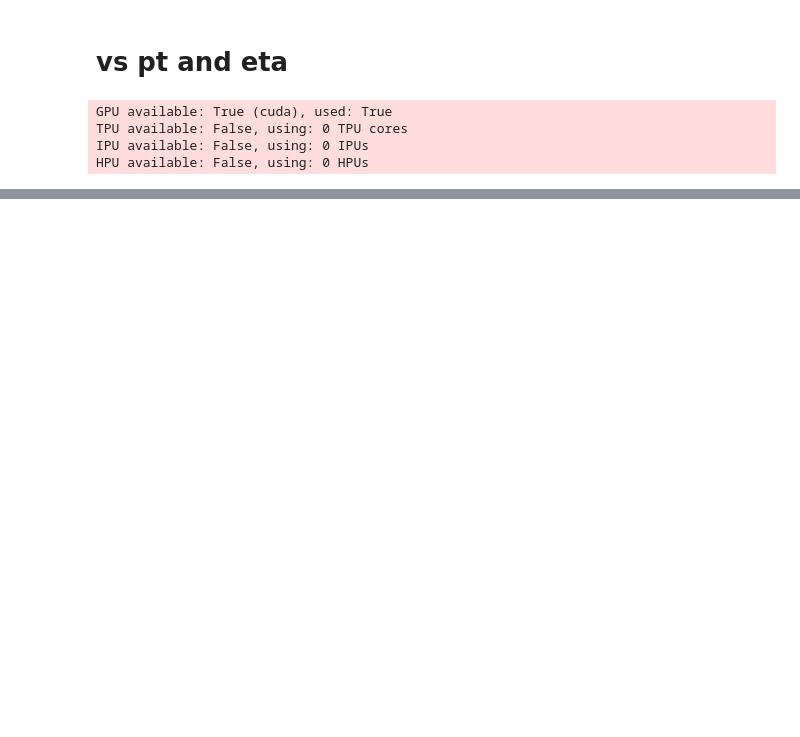
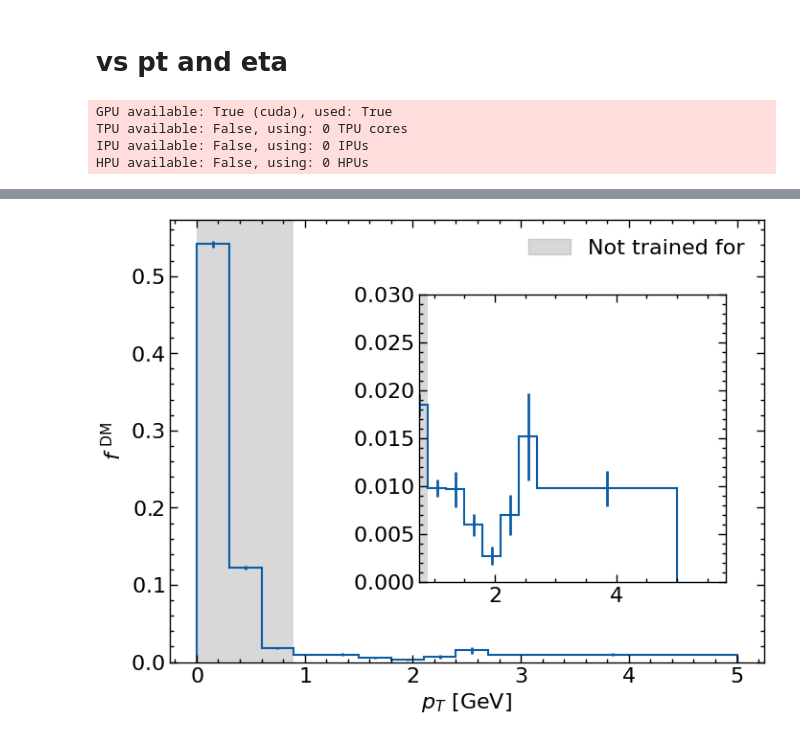
Before and after one commit to gnn-tracking/paper-plots, a Jupyter notebook: notebooks/030_performance.ipynb, the cells around one changed output, grey strips where cells are left out. Saved outputs shown, nothing was run; the diff lists cells and outputs as text; code cells hidden in the pictures; blank space fills up the shorter version.

```diff
--- a/notebooks/030_performance.ipynb
+++ b/notebooks/030_performance.ipynb
@@ -181,3 +196,11 @@ c_dfs = lmodel.cluster_scanner.c_dfs
+# %%
+with Path("~/paperresults/details.pkl").expanduser().open("wb") as f:
+    pickle.dump(lmodel.cluster_scanner, f)
+# %%
+with Path("~/paperresults/details.pkl").expanduser().open("rb") as f:
+    detail_scanner = pickle.load(f)
+# %%
+h_dfs, c_dfs = detail_scanner.get_results()
 # %%
 from gnn_tracking.metrics.cluster_metrics import (
     tracking_metrics_vs_pt,
@@ -243,0 +299,24 @@ p.ax.legend()
+# %%
+p = PerformancePlot(
+    df=vs_pt,
+    df_ul=None,
+    xs=pts,
+    var=vm["pt"].latex + " [GeV]",
+    y_label=r"$f^{\,\,\mathrm{DM}}$",
+)
+p.add_blocked(0, 0.9)
+# p.ax.set_ylim(0., 0.05)
+p.plot_var("fake_double_majority", "C0", label="_")
+p.add_legend()
+
+left, bottom, width, height = [0.45, 0.25, 0.4, 0.5]
+ax2 = p.ax.get_figure().add_axes([left, bottom, width, height])
+p = PerformancePlot(df=vs_pt, df_ul=None, xs=pts, var="", y_label="", ax=ax2)
+p.add_blocked(0, 0.9)
+p.ax.set_xlim(0.75, 5.8)
+p.ax.set_ylim(0.0, 0.03)
+p.plot_var("fake_double_majority", "C0", label="_")
+
+p.ax.get_figure().savefig(Path.home() / "paperresults/fake_vs_eta.pdf")
+# %% [output]
+[figure, added]
```
Also changed, not shown: parts of 25 cells of this notebook, 1 other file.
